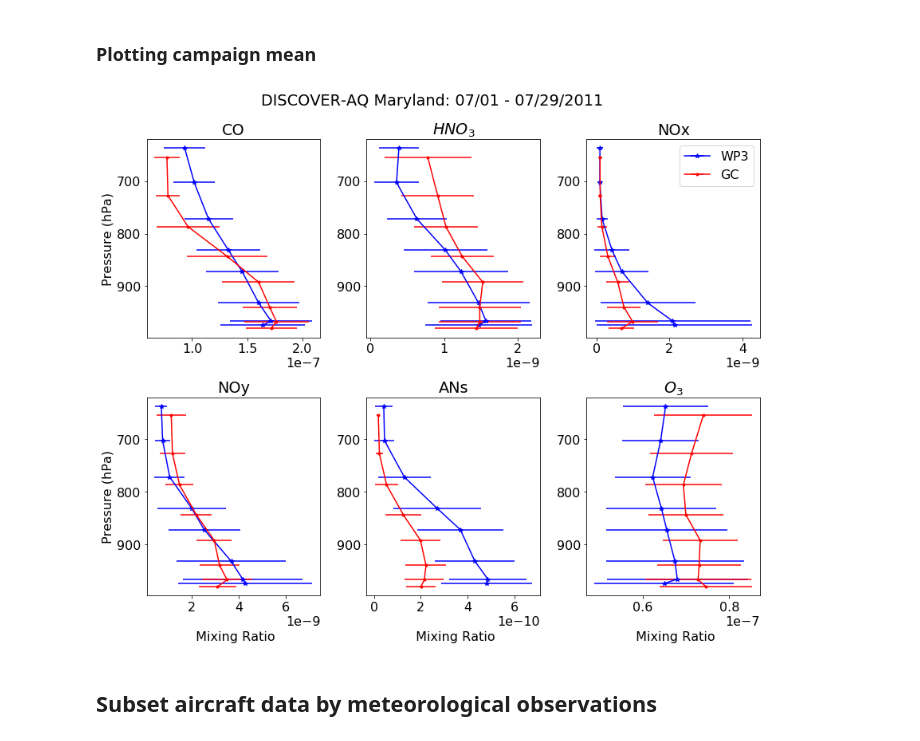
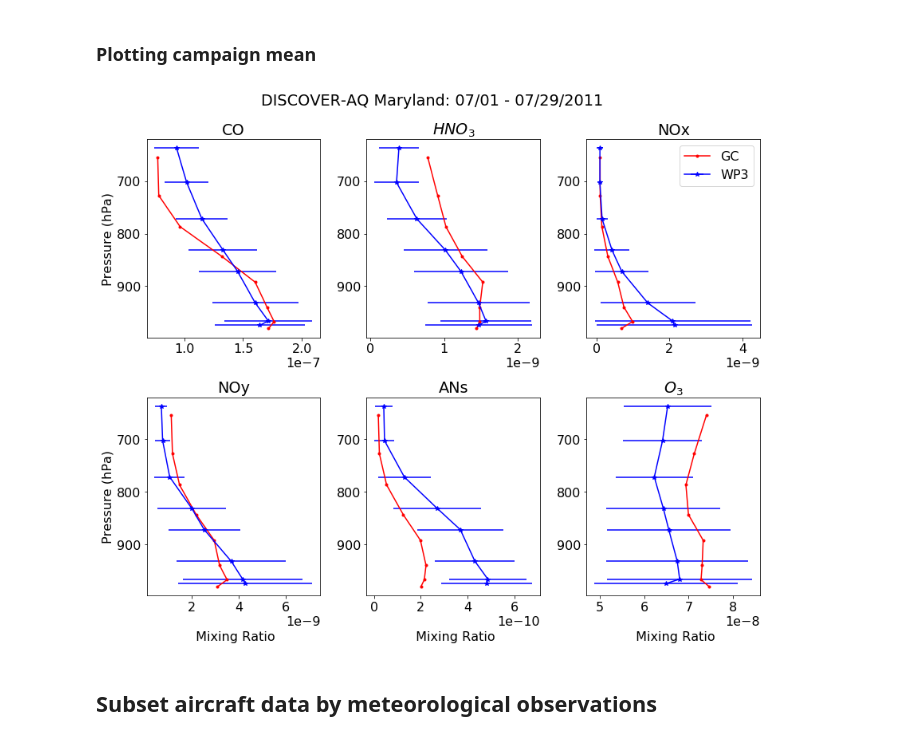
Before and after one commit to cbaublitz/aircraft, a Jupyter notebook: vertprof_disc.ipynb, the cells around one changed output. Saved outputs shown, nothing was run; the diff lists cells and outputs as text; code cells hidden in the pictures.

```diff
--- a/vertprof_disc.ipynb
+++ b/vertprof_disc.ipynb
@@ -145,36 +145,36 @@ for idx, cp in enumerate(vrs):
     osdv = np.std(modt, axis=1)
 
     # Model interval mean
     mdat = np.mean(dsc_mon_s[vrs[cp][1]][4:].values.reshape(8, tlen/8), axis=1)
-    msdv = np.std(dsc_mon_s[vrs[cp][1]][4:].values.reshape(8, tlen/8), axis=1)
+    #msdv = np.std(dsc_mon_s[vrs[cp][1]][4:].values.reshape(8, tlen/8), axis=1)
 
     # Plotting
     plt.errorbar(mmod, mopr, color='b', xerr=osdv, marker= '*', label='WP3')
-    plt.errorbar(mdat, mprs, color='r', xerr=msdv, marker= '.', label='GC')
+    plt.plot(mdat, mprs, color='r', marker= '.', label='GC')
     plt.gca().invert_yaxis()
     if cp == 'HNO3':
         plt.title(r'$HNO_3$')
     elif cp == 'O3':
         plt.title(r'$O_3$')
     else:
         plt.title(cp)
 
     if idx == 0:
         plt.ylabel('Pressure (hPa)')
     elif idx == 3:
         plt.ylabel('Pressure (hPa)')
     if idx > 2:
         plt.xlabel('\n Mixing Ratio')
     if idx == 2:
         plt.legend(loc='best')
 
 plt.suptitle('DISCOVER-AQ Maryland: 07/01 - 07/29/2011')
 plt.tight_layout()
 plt.subplots_adjust(top=0.9)
 
 plt.savefig('disco/disco_prof.jpg')
 # %% [output]
-[figure, old version]
+[figure, new version]
 # %% [markdown]
 ## Subset aircraft data by meteorological observations
 # %%
```
Also changed, not shown: parts of 2 cells of this notebook.
